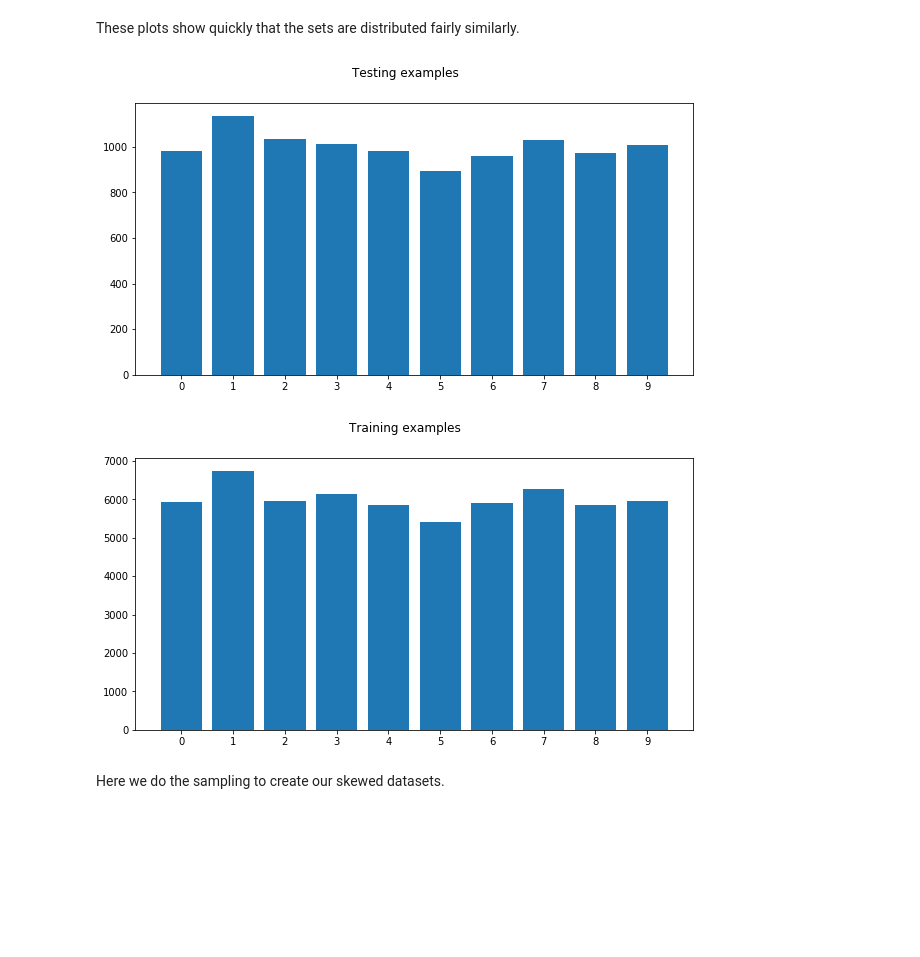
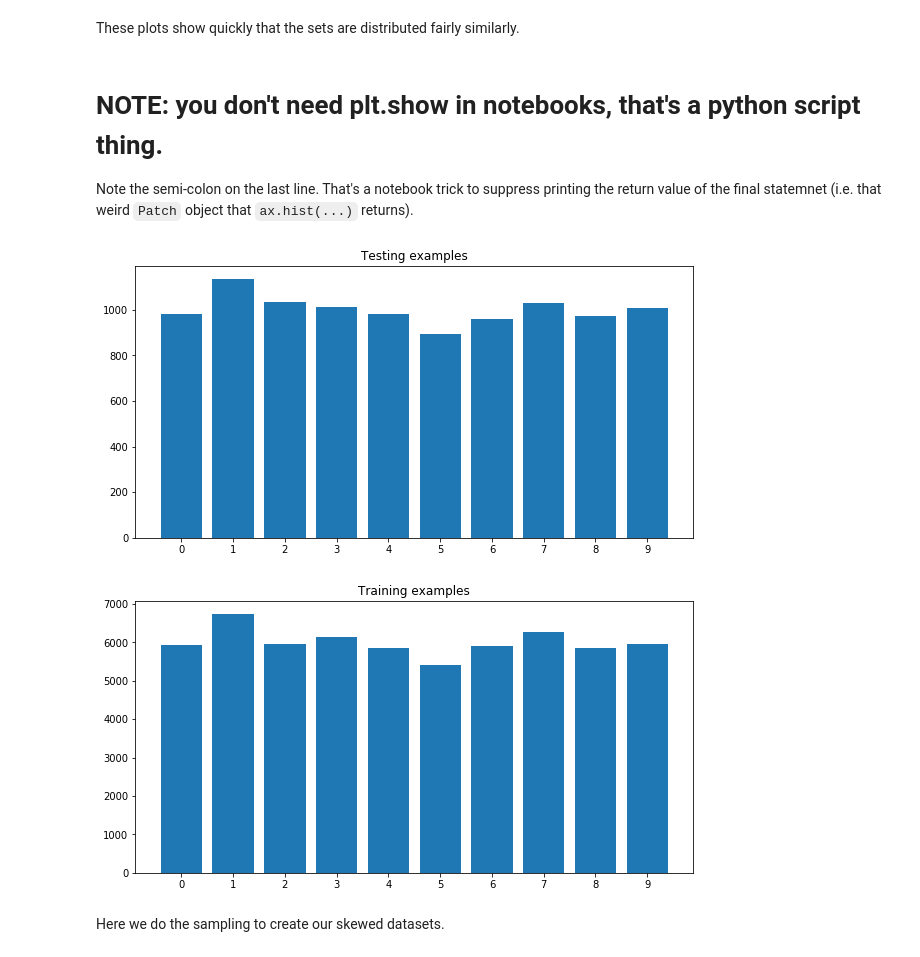
Before and after one commit to rmicallef/bfpytorch, a Jupyter notebook: MNIST-fed.ipynb, the cells around one changed output. Cells and saved outputs as stored; diff of their text form; code cells hidden in the pictures; blank space fills up the shorter version.

Commit message:
Plot fix

```diff
--- a/MNIST-fed.ipynb
+++ b/MNIST-fed.ipynb
@@ -122,24 +122,26 @@ Test:  [(1, 1135), (2, 1032), (7, 1028), (3, 1010), (9, 1009), (4, 982), (0, 980
 Train: [(1, 6742), (7, 6265), (3, 6131), (2, 5958), (9, 5949), (0, 5923), (6, 5918), (8, 5851), (4, 5842), (5, 5421)]
 # %% [markdown]
 These plots show quickly that the sets are distributed fairly similarly.
+# %% [markdown]
+# NOTE: you don't need plt.show in notebooks, that's a python script thing.
+
+Note the semi-colon on the last line. That's a notebook trick to suppress printing the return value of the final statemnet (i.e. that weird `Patch` object that `ax.hist(...)` returns).
 # %%
 %matplotlib inline
 import matplotlib.pyplot as plt
 
 fig, ax = plt.subplots(figsize=(10, 5))
-fig.suptitle('Testing examples')
+ax.set_title('Testing examples')
 ax.xaxis.set_major_locator(plt.MultipleLocator(1))
-H = ax.hist(test_dloader.dataset.targets, bins=range(11), histtype='bar', align='left', rwidth=0.8)
-plt.show();
+ax.hist(test_dloader.dataset.targets, bins=range(11), histtype='bar', align='left', rwidth=0.8)
 
 fig, ax = plt.subplots(figsize=(10, 5))
-fig.suptitle('Training examples')
+ax.set_title('Training examples')
 ax.xaxis.set_major_locator(plt.MultipleLocator(1))
-H = ax.hist(train_dloader.dataset.targets, bins=range(11), histtype='bar', align='left', rwidth=0.8)
-plt.show();
+ax.hist(train_dloader.dataset.targets, bins=range(11), histtype='bar', align='left', rwidth=0.8);
 # %% [output]
-[figure, old version]
+[figure, new version]
-[figure, old version]
+[figure, new version]
 # %% [markdown]
 Here we do the sampling to create our skewed datasets.
 # %%
```
Also changed, not shown: parts of 8 cells of this notebook.
